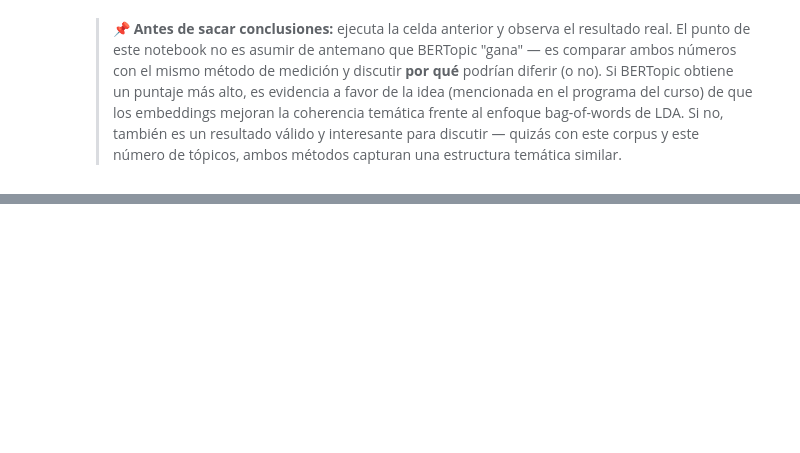
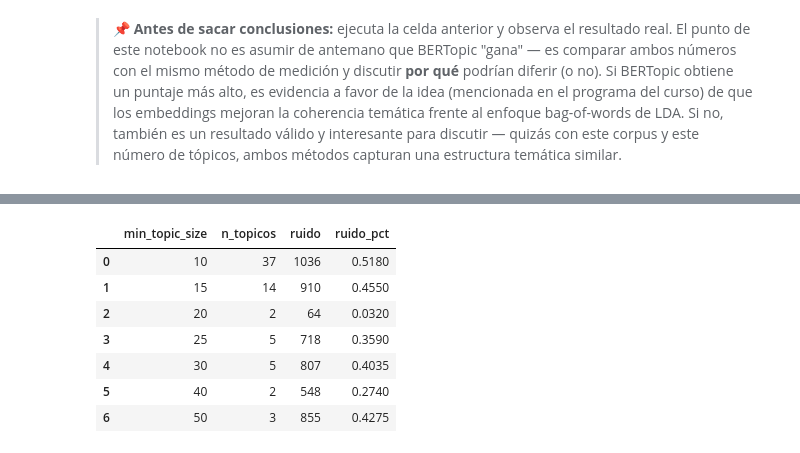
Before and after one commit to fdiaz1968/NLP, a Jupyter notebook: docs/clases/Unidad_5d_Bertopic.ipynb, the cells around one changed output, grey strips where cells are left out. Drawn from its saved outputs; the diff is of its cells as text; code cells hidden in the pictures; blank space fills up the shorter version.

```diff
--- a/docs/clases/Unidad_5d_Bertopic.ipynb
+++ b/docs/clases/Unidad_5d_Bertopic.ipynb
@@ -268,0 +738,37 @@ Esto sugiere que los embeddings de documentos completos capturan una noción de
+# %%
+from umap import UMAP
+
+resultados_min_topic_size = []
+for mts in [10, 15, 20, 25, 30, 40, 50]:
+    vectorizer_model_ejemplo = CountVectorizer(stop_words="english")
+    umap_model_ejemplo = UMAP(n_neighbors=15, n_components=5, min_dist=0.0, metric="cosine", random_state=42)
+    modelo_ejemplo = BERTopic(
+        embedding_model=embedding_model,
+        vectorizer_model=vectorizer_model_ejemplo,
+        umap_model=umap_model_ejemplo,
+        language="english",
+        calculate_probabilities=False,
+        verbose=False,
+        min_topic_size=mts,
+    )
+    modelo_ejemplo.fit_transform(documentos)
+    info_ejemplo = modelo_ejemplo.get_topic_info()
+    n_topicos = len(info_ejemplo) - 1
+    n_ruido = info_ejemplo.loc[info_ejemplo["Topic"] == -1, "Count"].values[0]
+    resultados_min_topic_size.append({
+        "min_topic_size": mts,
+        "n_topicos": n_topicos,
+        "ruido": n_ruido,
+        "ruido_pct": n_ruido / len(documentos),
+    })
+
+pd.DataFrame(resultados_min_topic_size)
+# %% [output]
+|  | min_topic_size | n_topicos | ruido | ruido_pct |
+| 0 | 10 | 37 | 1036 | 0.5180 |
+| 1 | 15 | 14 | 910 | 0.4550 |
+| 2 | 20 | 2 | 64 | 0.0320 |
+| 3 | 25 | 5 | 718 | 0.3590 |
+| 4 | 30 | 5 | 807 | 0.4035 |
+| 5 | 40 | 2 | 548 | 0.2740 |
+| 6 | 50 | 3 | 855 | 0.4275 |
```
Also changed, not shown: parts of 46 cells of this notebook, 2 other files.
